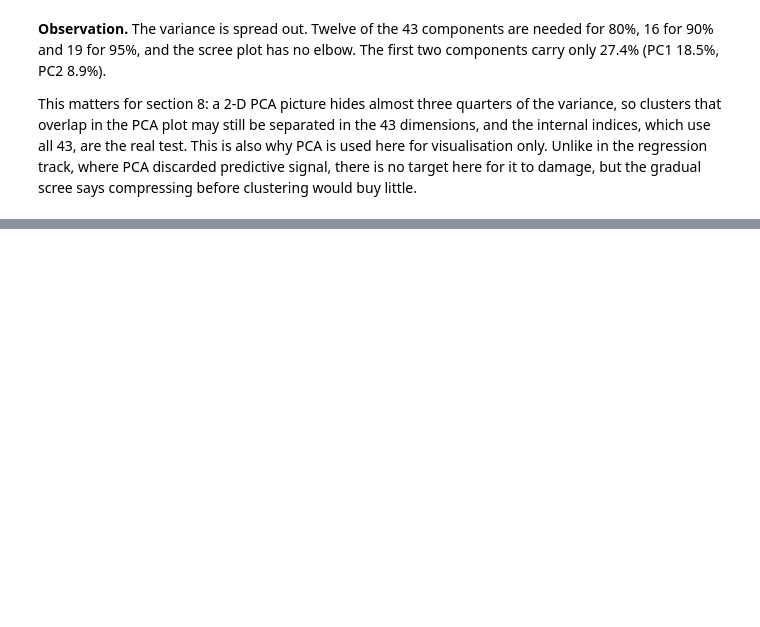
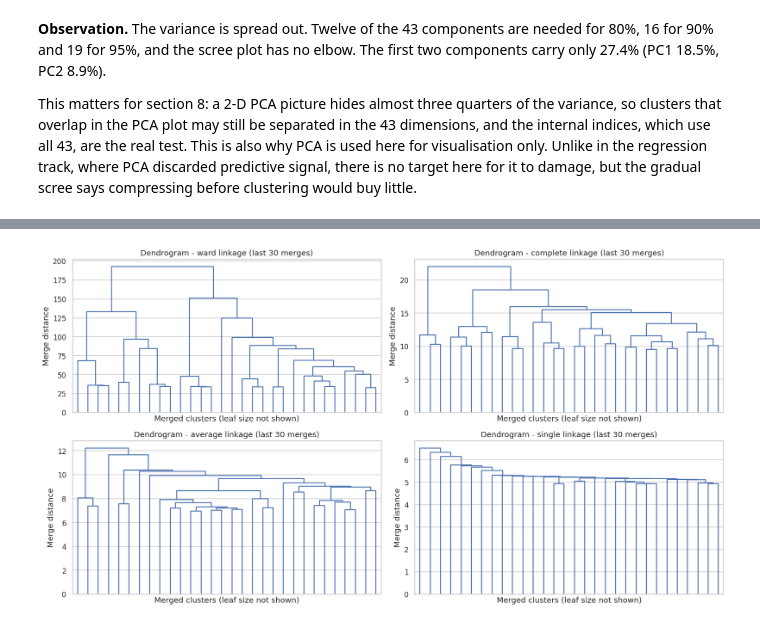
Before and after one commit to AnanyaBottu/ml-capstone, a Jupyter notebook: notebooks/clustering.ipynb, the cells around one changed output, grey strips where cells are left out. Cells and saved outputs as stored; diff of their text form; code cells hidden in the pictures; blank space fills up the shorter version.

```diff
--- a/notebooks/clustering.ipynb
+++ b/notebooks/clustering.ipynb
@@ -617,0 +695,15 @@ target here for it to damage, but the gradual scree says compressing before clus
+# %%
+from scipy.cluster.hierarchy import dendrogram, fcluster, linkage
+from scipy.spatial.distance import pdist
+from scipy.cluster.hierarchy import cophenet
+
+t0 = time.time()
+Z = {}
+coph = {}
+d_s = pdist(X_s)
+for method in ["ward", "complete", "average", "single"]:
+    Z[method] = linkage(X_s, method=method)
+    coph[method] = cophenet(Z[method], d_s)[0]
+print(f"four linkage trees built in {time.time() - t0:.0f}s")
+print("\ncophenetic correlation (how faithfully the tree preserves pairwise distances):")
+print(pd.Series(coph).round(3).to_string())
@@ -617,0 +718,11 @@ target here for it to damage, but the gradual scree says compressing before clus
+# %%
+fig, axes = plt.subplots(2, 2, figsize=(15, 8))
+for ax, method in zip(axes.ravel(), ["ward", "complete", "average", "single"]):
+    dendrogram(Z[method], truncate_mode="lastp", p=30, no_labels=True,
+               color_threshold=0, above_threshold_color="#4C72B0", ax=ax)
+    ax.set(title=f"Dendrogram - {method} linkage (last 30 merges)",
+           xlabel="Merged clusters (leaf size not shown)", ylabel="Merge distance")
+plt.tight_layout()
+plt.show()
+# %% [output]
+[figure, added]
```
Also changed, not shown: parts of 14 cells of this notebook.
